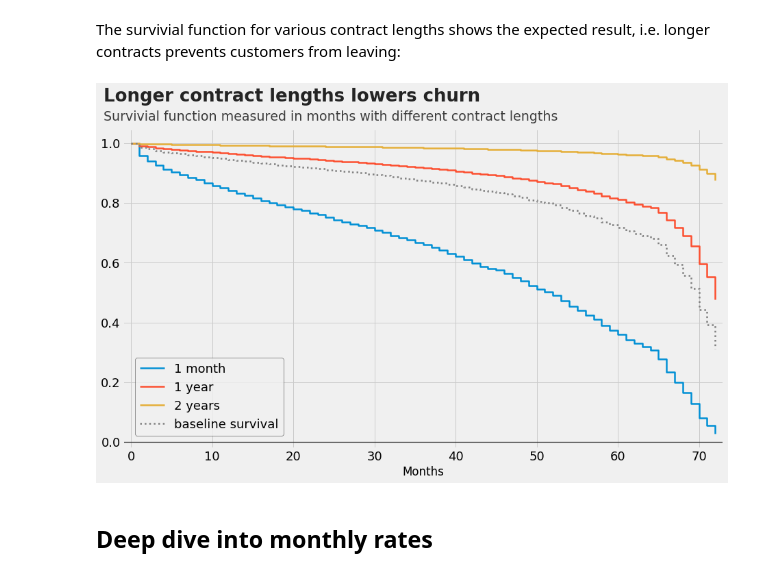
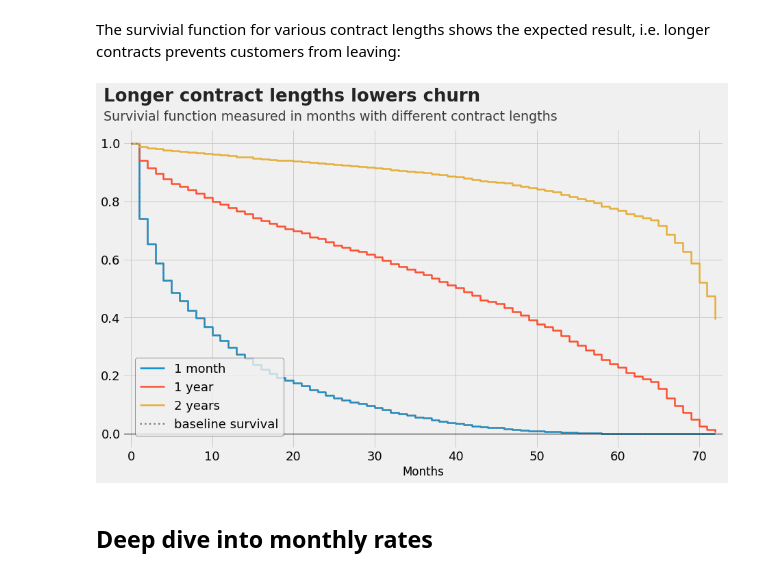
Before and after one commit to thomasjpfan/ml-journal, a Jupyter notebook: notebooks/telcom-customer-churn/notebook.ipynb, the cells around one changed output. Drawn from its saved outputs; the diff is of its cells as text; code cells hidden in the pictures.

```diff
--- a/notebooks/telcom-customer-churn/notebook.ipynb
+++ b/notebooks/telcom-customer-churn/notebook.ipynb
@@ -162,18 +162,18 @@ The survivial function for various contract lengths shows the expected result, i
 # %%
 # <!-- collapse=None -->
 contract_lengths = [1, 12, 24]
-ax = cph.plot_covariate_groups('Contract', contract_lengths)
+ax = cph.plot_partial_effects_on_outcome('Contract', contract_lengths)
 _ = ax.set_xlim((-1, 73))
 _ = ax.set_xlabel("Months")
 _ = add_yaxis(ax)
 handles, labels = ax.get_legend_handles_labels()
 handles[-1].set_color('gray')
 _ = add_title(ax, "Longer contract lengths lowers churn", "Survivial function measured in months with different contract lengths", -3.4)
 _ = ax.legend(handles, ['1 month', '1 year', '2 years'] + ['baseline survival'], edgecolor='black', loc=(0.02, 0.04),
               fontsize=18)
 _ = config_ticks(ax)
 # %% [output]
-[figure, old version]
+[figure, new version]
 # %% [markdown]
 ## Deep dive into monthly rates
 # %% [markdown]
```
Also changed, not shown: parts of 4 cells of this notebook, 2 other files.
